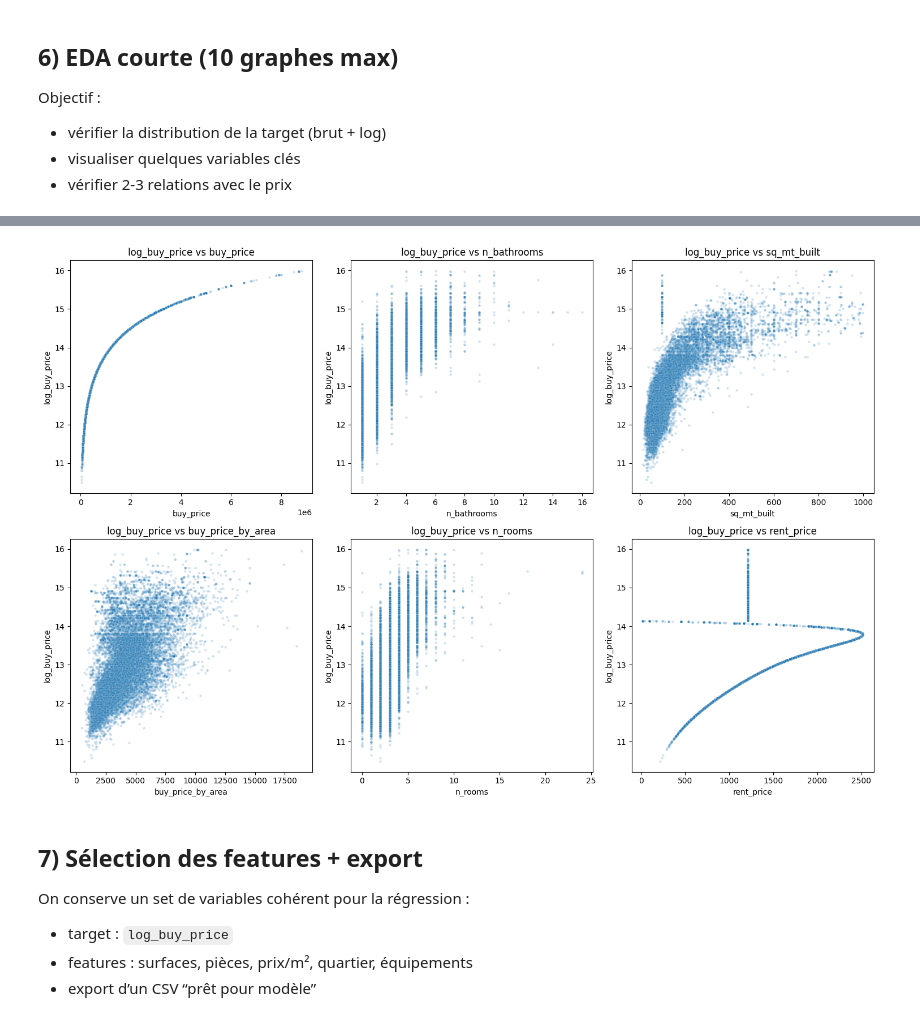
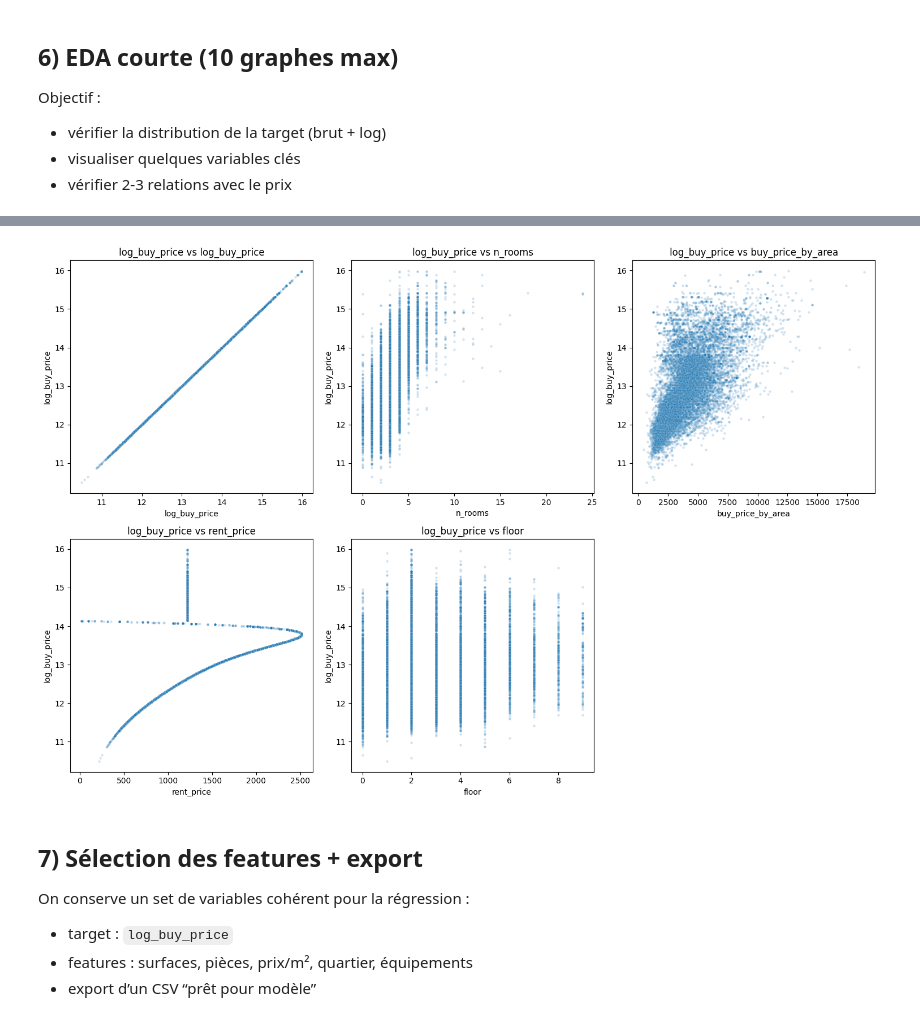
Before and after one commit to bruno-coulet/apartment-hunter, a Jupyter notebook: analysis.ipynb, the cells around one changed output, grey strips where cells are left out. Saved outputs shown, nothing was run; the diff lists cells and outputs as text; code cells hidden in the pictures.

```diff
--- a/analysis.ipynb
+++ b/analysis.ipynb
@@ -9,0 +32,18 @@ pd.set_option('display.max_rows', None)
+# %%
+# Split et sauvegarde des jeux d'entraînement et de test
+target_col = 'buy_price'
+y = df[target_col]
+X = df.drop(columns=[target_col])
+
+X_train, X_test, y_train, y_test = train_test_split(
+    X, y, test_size=0.2, random_state=42
+ )
+
+# Sauvegarde au format feather
+os.makedirs('data_model', exist_ok=True)
+X_train.reset_index(drop=True).to_feather('data_model/X_train.feather')
+X_test.reset_index(drop=True).to_feather('data_model/X_test.feather')
+y_train.to_frame(name=target_col).reset_index(drop=True).to_feather('data_model/y_train.feather')
+y_test.to_frame(name=target_col).reset_index(drop=True).to_feather('data_model/y_test.feather')
+
+print(f"X_train: {X_train.shape}, X_test: {X_test.shape}\ny_train: {y_train.shape}, y_test: {y_test.shape}")
@@ -280,0 +320,16 @@ Top 6 variables (corr abs) avec log_buy_price : ['buy_price', 'n_bathrooms', 'sq
+# %%
+import math
+
+n_cols = 3                      # nombre de graphes par ligne
+n_plots = len(num_cols)
+n_rows = math.ceil(n_plots / n_cols)
+
+plt.figure(figsize=(n_cols * 5, n_rows * 3))
+
+for i, col in enumerate(num_cols, 1):
+    plt.subplot(n_rows, n_cols, i)
+    sns.histplot(X_train[col].dropna(), bins=40)
+    plt.title(col)
+
+plt.tight_layout()
+plt.show()
@@ -281,24 +338,21 @@ Top 6 variables (corr abs) avec log_buy_price : ['buy_price', 'n_bathrooms', 'sq
 # %%
-
-
 # Assure log_buy_price
-if "log_buy_price" not in df.columns and "buy_price" in df.columns:
-    df["log_buy_price"] = np.log1p(df["buy_price"])
+if "log_buy_price" not in X_train.columns and "buy_price" in X_train.columns:
+    X_train["log_buy_price"] = np.log1p(X_train["buy_price"])
 
 # Colonnes numériques
-num_cols = df.select_dtypes(include=["int64", "float64"]).columns
-
+num_cols = X_train.select_dtypes(include=["int64", "float64"]).columns
 
 # 2) Scatter top 6 vs target
 plt.figure(figsize=(15, 10))
 for i, col in enumerate(top_cols[:6], 1):
     plt.subplot(2, 3, i)
-    sns.scatterplot(x=df[col], y=df["log_buy_price"], s=10, alpha=0.2)
+    sns.scatterplot(x=X_train[col], y=X_train["log_buy_price"], s=10, alpha=0.2)
     plt.title(f"log_buy_price vs {col}")
 plt.tight_layout()
 plt.show()
 # %% [output]
-[figure, old version]
+[figure, new version]
 # %% [markdown]
 ## 7) Sélection des features + export
 
```
Also changed, not shown: parts of 21 cells of this notebook, 2 other files.
